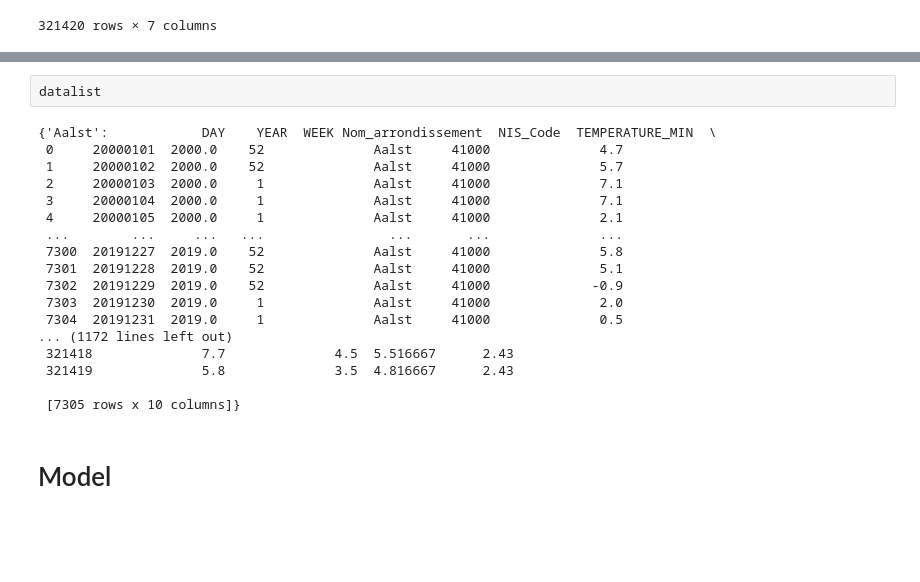
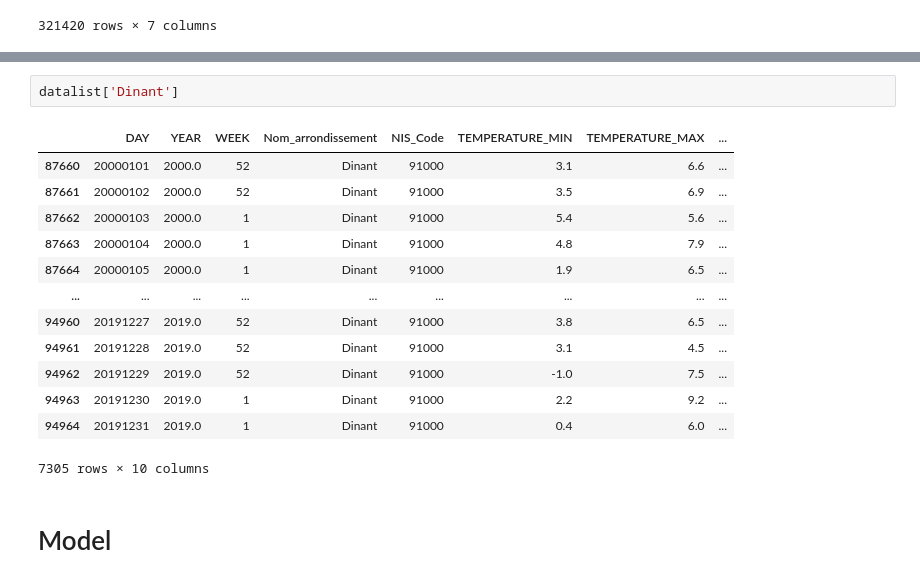
Before and after one commit to mariobecerra/mda_project, a Jupyter notebook: code/04_meta_analysis.ipynb, the cells around one changed output, grey strips where cells are left out. Saved outputs shown, nothing was run; the diff lists cells and outputs as text; blank space fills up the shorter version.

```diff
--- a/code/04_meta_analysis.ipynb
+++ b/code/04_meta_analysis.ipynb
@@ -88,23 +73,19 @@ See the caveats in the documentation: https://pandas.pydata.org/pandas-docs/stab
 # %%
-datalist
+datalist['Dinant']
 # %% [output]
+|  | DAY | YEAR | WEEK | Nom_arrondissement | NIS_Code | TEMPERATURE_MIN | TEMPERATURE_MAX | ... |
+| 87660 | 20000101 | 2000.0 | 52 | Dinant | 91000 | 3.1 | 6.6 | ... |
+| 87661 | 20000102 | 2000.0 | 52 | Dinant | 91000 | 3.5 | 6.9 | ... |
+| 87662 | 20000103 | 2000.0 | 1 | Dinant | 91000 | 5.4 | 5.6 | ... |
+| 87663 | 20000104 | 2000.0 | 1 | Dinant | 91000 | 4.8 | 7.9 | ... |
+| 87664 | 20000105 | 2000.0 | 1 | Dinant | 91000 | 1.9 | 6.5 | ... |
+| ... | ... | ... | ... | ... | ... | ... | ... | ... |
+| 94960 | 20191227 | 2019.0 | 52 | Dinant | 91000 | 3.8 | 6.5 | ... |
+| 94961 | 20191228 | 2019.0 | 52 | Dinant | 91000 | 3.1 | 4.5 | ... |
+| 94962 | 20191229 | 2019.0 | 52 | Dinant | 91000 | -1.0 | 7.5 | ... |
+| 94963 | 20191230 | 2019.0 | 1 | Dinant | 91000 | 2.2 | 9.2 | ... |
+| 94964 | 20191231 | 2019.0 | 1 | Dinant | 91000 | 0.4 | 6.0 | ... |
-{'Aalst':            DAY    YEAR  WEEK Nom_arrondissement  NIS_Code  TEMPERATURE_MIN  \
- 0     20000101  2000.0    52              Aalst     41000              4.7
- 1     20000102  2000.0    52              Aalst     41000              5.7
- 2     20000103  2000.0     1              Aalst     41000              7.1
- 3     20000104  2000.0     1              Aalst     41000              7.1
- 4     20000105  2000.0     1              Aalst     41000              2.1
- ...        ...     ...   ...                ...       ...              ...
- 7300  20191227  2019.0    52              Aalst     41000              5.8
- 7301  20191228  2019.0    52              Aalst     41000              5.1
- 7302  20191229  2019.0    52              Aalst     41000             -0.9
- 7303  20191230  2019.0     1              Aalst     41000              2.0
- 7304  20191231  2019.0     1              Aalst     41000              0.5
-... (1172 lines left out)
- 321418              7.7              4.5  5.516667      2.43
- 321419              5.8              3.5  4.816667      2.43
-
- [7305 rows x 10 columns]}
+7305 rows × 10 columns
 # %% [markdown]
 # Model
 # %%
```
Also changed, not shown: parts of 3 cells of this notebook.
